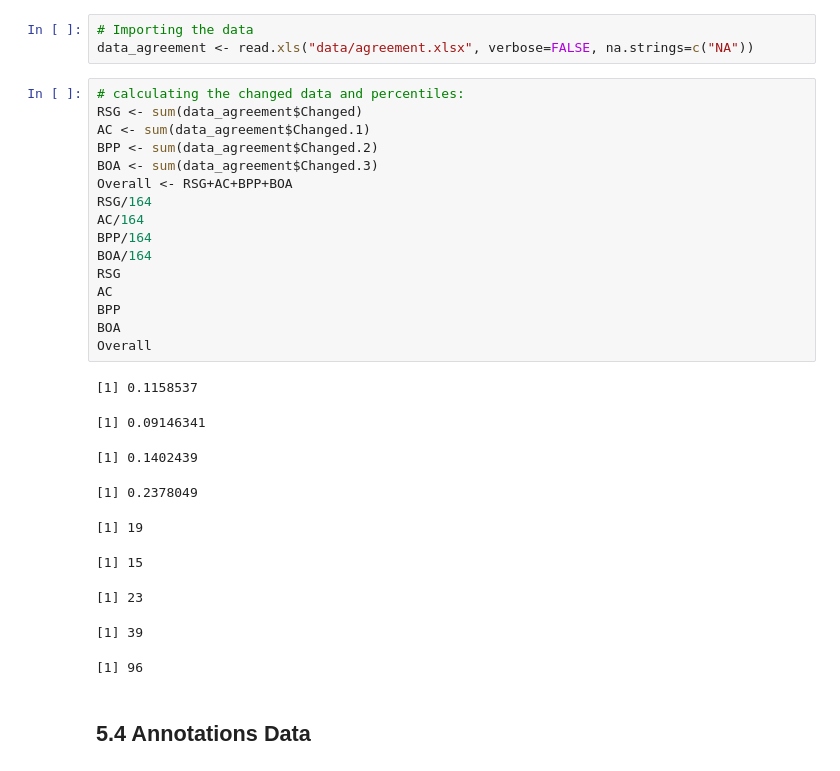
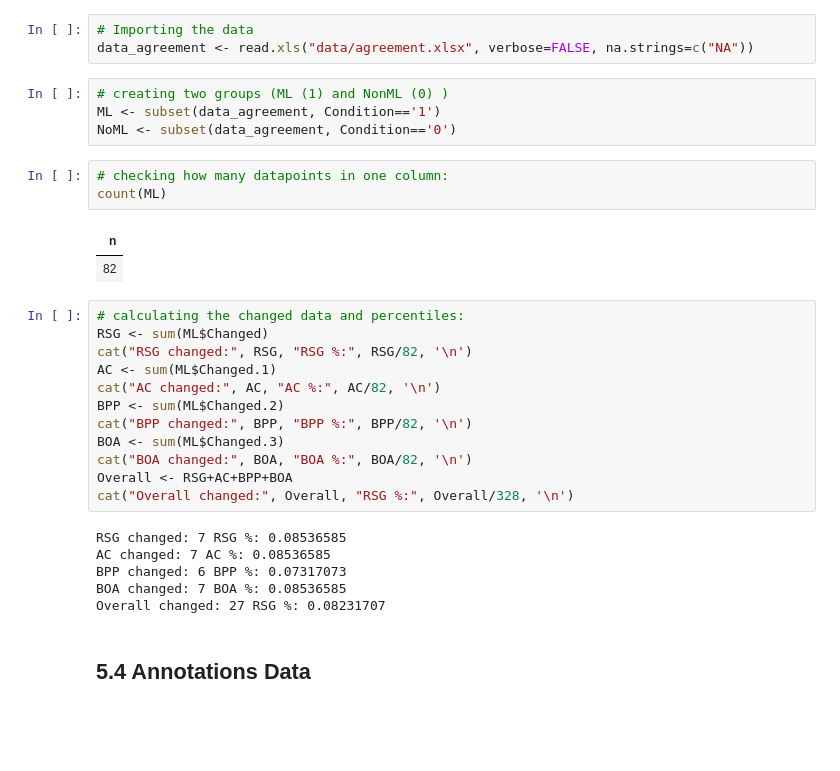
Before and after one commit to h21k/RRUX, a Jupyter notebook: Analysis.ipynb, the cells around one changed output. Drawn from its saved outputs; the diff is of its cells as text; blank space fills up the shorter version.

```diff
--- a/Analysis.ipynb
+++ b/Analysis.ipynb
@@ -756,32 +754,34 @@ IRQofTasksPerformed
 # %%
 # Importing the data
 data_agreement <- read.xls("data/agreement.xlsx", verbose=FALSE, na.strings=c("NA"))
+# %%
+# creating two groups (ML (1) and NonML (0) )
+ML <- subset(data_agreement, Condition=='1')
+NoML <- subset(data_agreement, Condition=='0')
+# %%
+# checking how many datapoints in one column:
+count(ML)
+# %% [output]
+| n |
+| 82 |
 # %%
 # calculating the changed data and percentiles:
-RSG <- sum(data_agreement$Changed)
-AC <- sum(data_agreement$Changed.1)
-BPP <- sum(data_agreement$Changed.2)
-BOA <- sum(data_agreement$Changed.3)
+RSG <- sum(ML$Changed)
+cat("RSG changed:", RSG, "RSG %:", RSG/82, '\n')
+AC <- sum(ML$Changed.1)
+cat("AC changed:", AC, "AC %:", AC/82, '\n')
+BPP <- sum(ML$Changed.2)
+cat("BPP changed:", BPP, "BPP %:", BPP/82, '\n')
+BOA <- sum(ML$Changed.3)
+cat("BOA changed:", BOA, "BOA %:", BOA/82, '\n')
 Overall <- RSG+AC+BPP+BOA
-RSG/164
-AC/164
-BPP/164
-BOA/164
-RSG
-AC
-BPP
-BOA
-Overall
+cat("Overall changed:", Overall, "RSG %:", Overall/328, '\n')
 # %% [output]
-[1] 0.1158537
+RSG changed: 7 RSG %: 0.08536585
+AC changed: 7 AC %: 0.08536585
+BPP changed: 6 BPP %: 0.07317073
+BOA changed: 7 BOA %: 0.08536585
+Overall changed: 27 RSG %: 0.08231707
-[1] 0.09146341
-[1] 0.1402439
-[1] 0.2378049
-[1] 19
-[1] 15
-[1] 23
-[1] 39
-[1] 96
 # %% [markdown]
 ## 5.4 Annotations Data
 # %%
```
Also changed, not shown: parts of 14 cells of this notebook.
